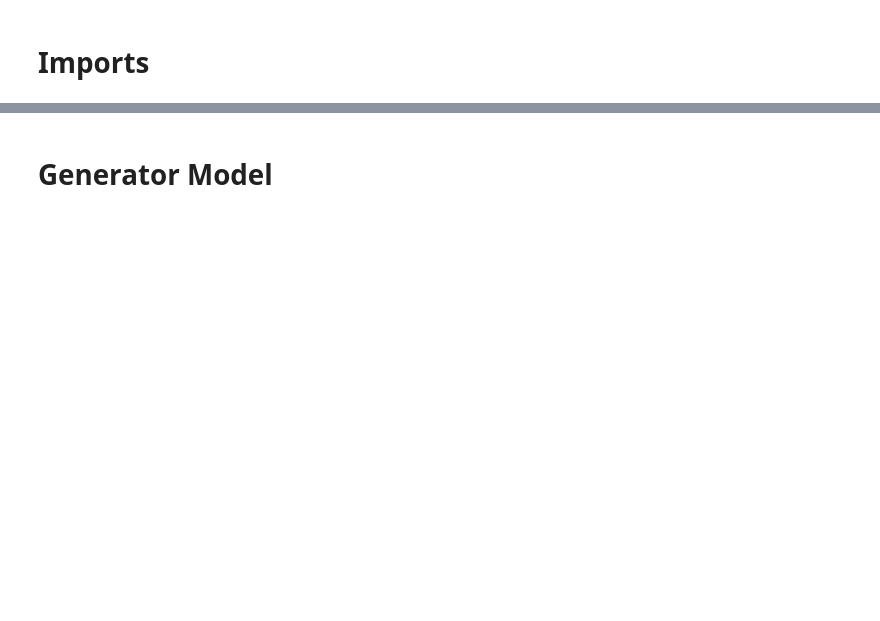
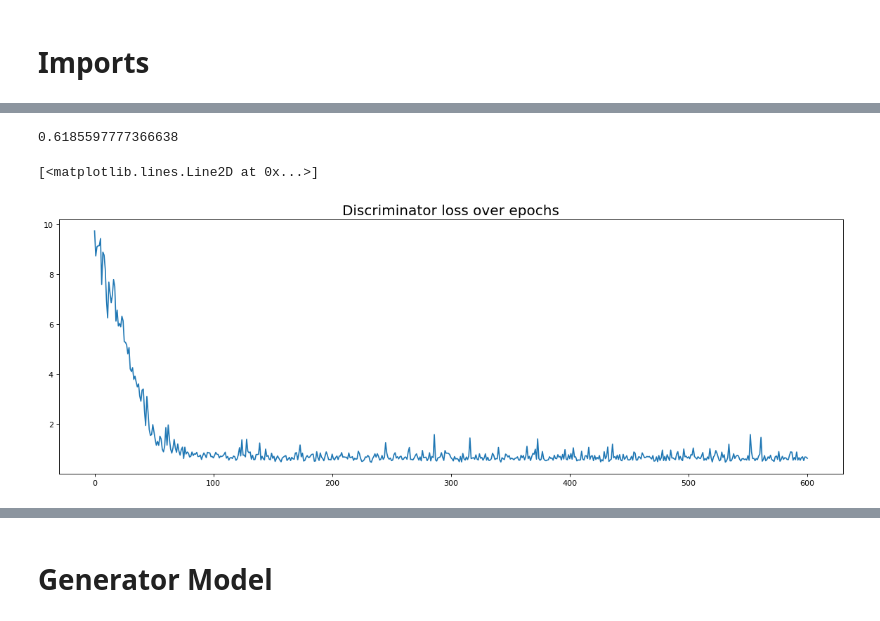
Before and after one commit to almogelias/DLHomework4, a Jupyter notebook: DLHomework4.ipynb, the cells around one changed output, grey strips where cells are left out. Cells and saved outputs as stored; diff of their text form; code cells hidden in the pictures; blank space fills up the shorter version.

```diff
--- a/DLHomework4.ipynb
+++ b/DLHomework4.ipynb
@@ -50,0 +123,15 @@ diabetes_dim = x_train.shape[1]
+# %%
+# TODO: implement covering all samples evenly??
+
+def get_real_data(df, batch_size,seed=42):
+#     if random_state:
+#         return df.loc[ np.random.choice(df.index, batch_size ,random_state = random_state) ].values
+#     return df.loc[ np.random.choice(df.index, batch_size) ].values
+    start_i = (batch_size * seed) % len(df)
+    stop_i = start_i + batch_size
+    shuffle_seed = (batch_size * seed) // len(df)
+    np.random.seed(shuffle_seed)
+    train_ix = np.random.choice(list(df.index), replace=False, size=len(df))  # wasteful to shuffle every time
+    train_ix = list(train_ix) + list(train_ix)  # duplicate to cover ranges past the end of the set
+    x = df.loc[train_ix[start_i: stop_i]].values
+    return np.reshape(x, (batch_size, -1))
@@ -50,0 +218,17 @@ diabetes_dim = x_train.shape[1]
+# %%
+history['d_loss'][-100:][0]
+# %% [output]
+0.6185597777366638
+# %%
+import matplotlib.pyplot as plt
+from matplotlib.pyplot import figure
+figure(figsize=(18, 6), dpi=80)
+plt.title('Discriminator loss over epochs',fontsize=18)
+
+plt.plot(history['d_loss'],label='Discriminator loss')
+#plt.plot(d_loss_smooth,label='Discriminator loss')
+#plt.legend_show()
+#plt.show()
+# %% [output]
+[<matplotlib.lines.Line2D at 0x...>]
+[figure, added]
```
Also changed, not shown: parts of 32 cells of this notebook.
